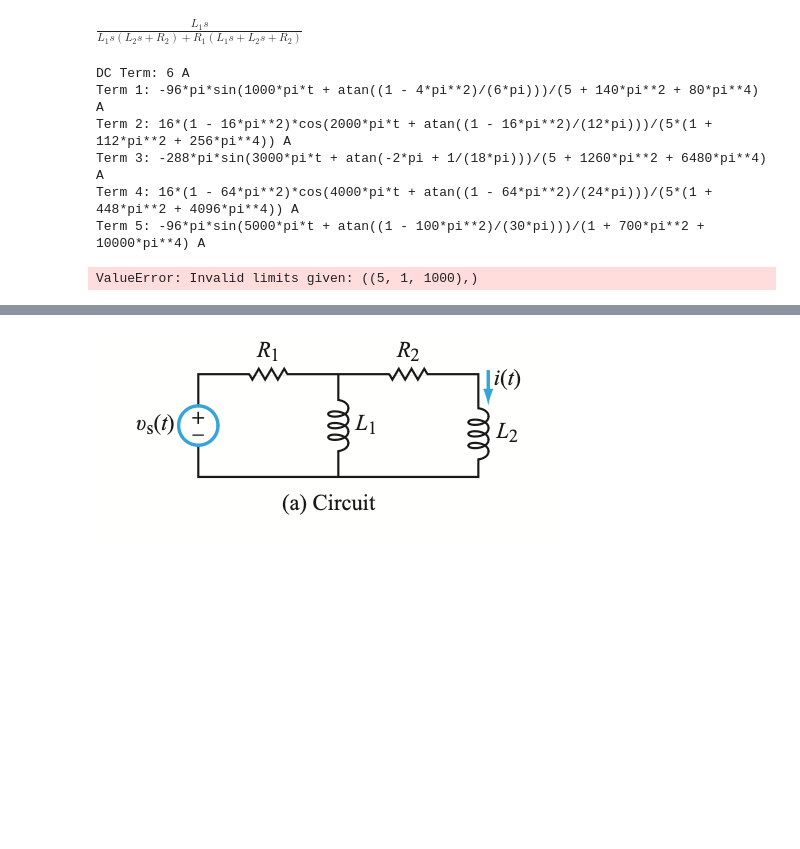
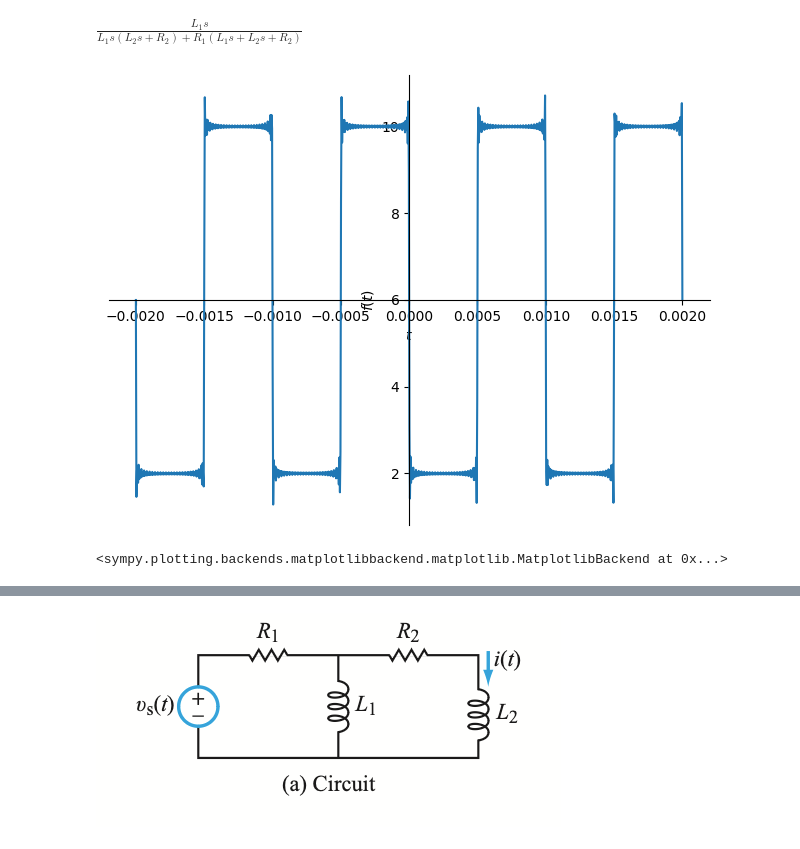
Before and after one commit to vieweghn/EENG-310-Signals-and-Systems, a Jupyter notebook: EENG_310_HW09.ipynb, the cells around one changed output, grey strips where cells are left out. Drawn from its saved outputs; the diff is of its cells as text; code cells hidden in the pictures; blank space fills up the shorter version.

```diff
--- a/EENG_310_HW09.ipynb
+++ b/EENG_310_HW09.ipynb
@@ -140,4 +153,10 @@ H = sp.simplify(H)
 H
 # %% [output]
 $\displaystyle \frac{L_{1} s}{L_{1} s \left(L_{2} s + R_{2}\right) + R_{1} \left(L_{1} s + L_{2} s + R_{2}\right)}$
+# %%
+Vs = A + 2 + sp.Sum((4 * A / n / sp.pi) * sp.sin(n * sp.pi / 2) * sp.cos(n* omega0 * (t + T0/4) ), (n,1 ,100))
+sp.plot(Vs.subs(subsVals), (t,-.002,.002))
+# %% [output]
+[figure, added]
+<sympy.plotting.backends.matplotlibbackend.matplotlib.MatplotlibBackend at 0x...>
 # %%
@@ -148,21 +167 @@ def H_phase(omega):
   return sp.arg(H.subs({s: sp.I * omega}))
-# %%
-for n in range(0, NMAX + 1):
-  if n == 0:
-    print(f'DC Term: {DC_term.subs(subsVals)} A')
-  else:
-    term_n = (H_mag(omega0 * n) * (4 * A / n / sp.pi) * sp.sin(n * sp.pi / 2 + H_phase(omega0 * n)) * sp.cos(n* sp.pi * (t + T0/2) / T0 + H_phase(omega0 * n))).subs(subsVals)
-    term_n = sp.simplify(term_n)
-    print(f'Term {n}: {term_n} A')
-# %% [output]
-DC Term: 6 A
-Term 1: -96*pi*sin(1000*pi*t + atan((1 - 4*pi**2)/(6*pi)))/(5 + 140*pi**2 + 80*pi**4) A
-Term 2: 16*(1 - 16*pi**2)*cos(2000*pi*t + atan((1 - 16*pi**2)/(12*pi)))/(5*(1 + 112*pi**2 + 256*pi**4)) A
-Term 3: -288*pi*sin(3000*pi*t + atan(-2*pi + 1/(18*pi)))/(5 + 1260*pi**2 + 6480*pi**4) A
-Term 4: 16*(1 - 64*pi**2)*cos(4000*pi*t + atan((1 - 64*pi**2)/(24*pi)))/(5*(1 + 448*pi**2 + 4096*pi**4)) A
-Term 5: -96*pi*sin(5000*pi*t + atan((1 - 100*pi**2)/(30*pi)))/(1 + 700*pi**2 + 10000*pi**4) A
-# %%
-Vs = A + 2 + sp.Sum((4 * A / n / sp.pi) * sp.sin(n * sp.pi / 2) * sp.cos(n* sp.pi * (t + T0/2) / T0), (n,1 ,1000))
-sp.plot(Vs.subs(subsVals), (t,-.002,.002))
-# %% [output]
-ValueError: Invalid limits given: ((5, 1, 1000),)
```
Also changed, not shown: parts of 15 cells of this notebook.
